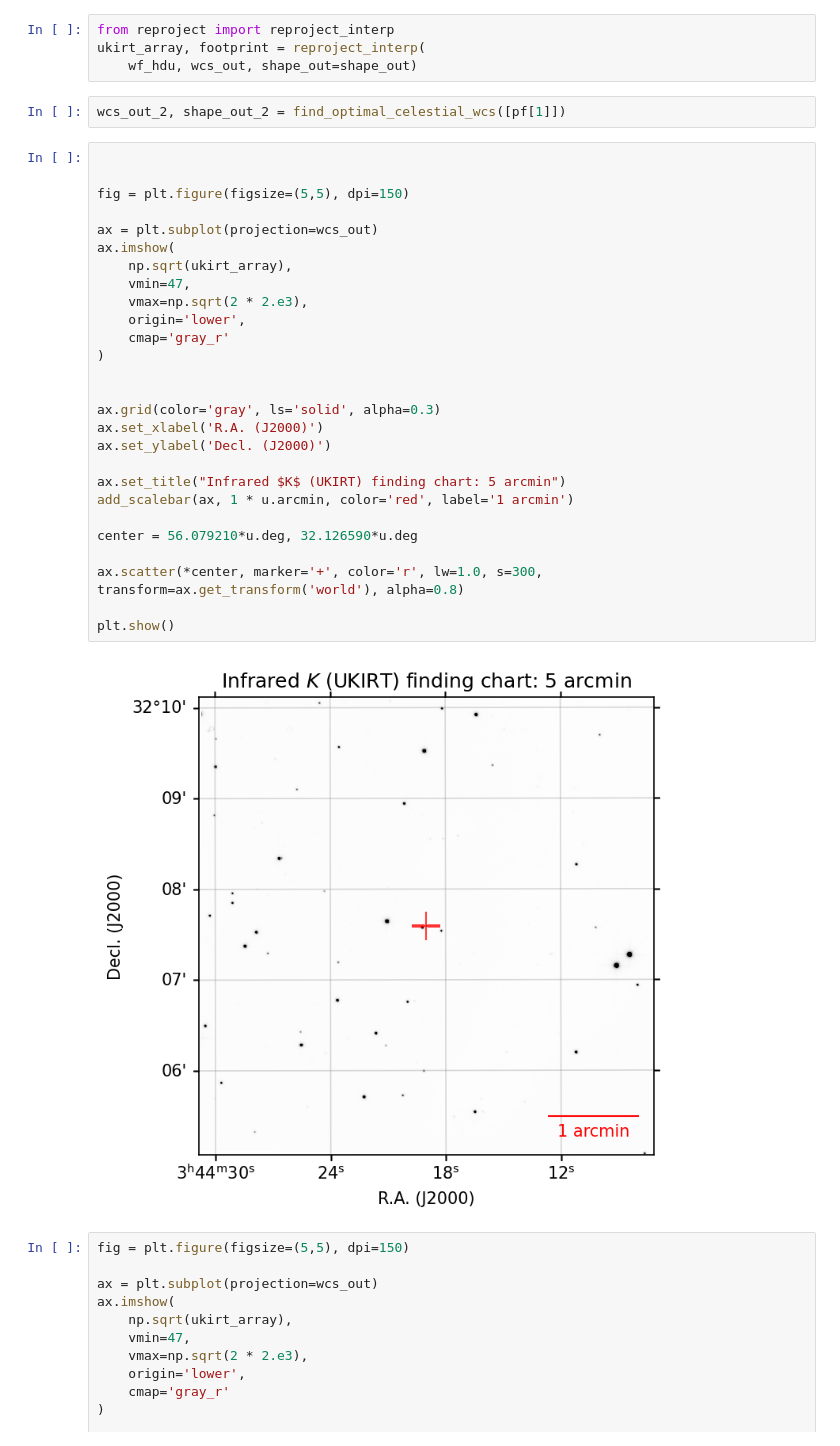
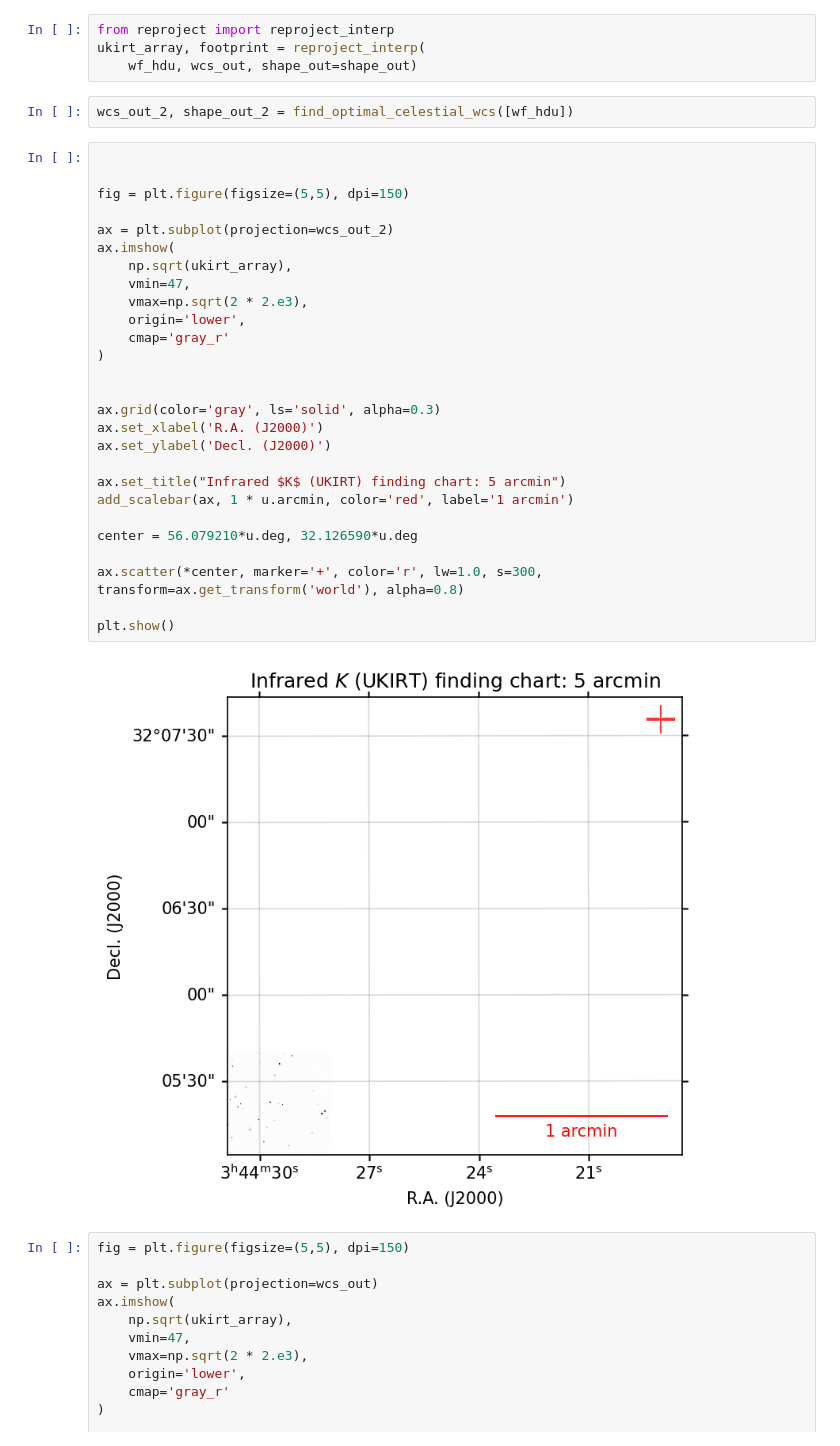
Before and after one commit to tomr-stargazer/Variability_Project_2020, a Jupyter notebook: wuvars/analysis/prototypes/Making a Finding Chart for Lisa.ipynb, the cells around one changed output. Drawn from its saved outputs; the diff is of its cells as text.

```diff
--- a/wuvars/analysis/prototypes/Making a Finding Chart for Lisa.ipynb
+++ b/wuvars/analysis/prototypes/Making a Finding Chart for Lisa.ipynb
@@ -369,36 +390,36 @@ from reproject import reproject_interp
 ukirt_array, footprint = reproject_interp(
     wf_hdu, wcs_out, shape_out=shape_out)
 # %%
-wcs_out_2, shape_out_2 = find_optimal_celestial_wcs([pf[1]])
+wcs_out_2, shape_out_2 = find_optimal_celestial_wcs([wf_hdu])
 # %%
 
 
 fig = plt.figure(figsize=(5,5), dpi=150)
 
-ax = plt.subplot(projection=wcs_out)
+ax = plt.subplot(projection=wcs_out_2)
 ax.imshow(
     np.sqrt(ukirt_array),
     vmin=47,
     vmax=np.sqrt(2 * 2.e3),
     origin='lower',
     cmap='gray_r'
 )
 
 
 ax.grid(color='gray', ls='solid', alpha=0.3)
 ax.set_xlabel('R.A. (J2000)')
 ax.set_ylabel('Decl. (J2000)')
 
 ax.set_title("Infrared $K$ (UKIRT) finding chart: 5 arcmin")
 add_scalebar(ax, 1 * u.arcmin, color='red', label='1 arcmin')
 
 center = 56.079210*u.deg, 32.126590*u.deg
 
 ax.scatter(*center, marker='+', color='r', lw=1.0, s=300, transform=ax.get_transform('world'), alpha=0.8)
 
 plt.show()
 # %% [output]
-[figure, old version]
+[figure, new version]
 # %%
 fig = plt.figure(figsize=(5,5), dpi=150)
 
```
Also changed, not shown: parts of 5 cells of this notebook.
